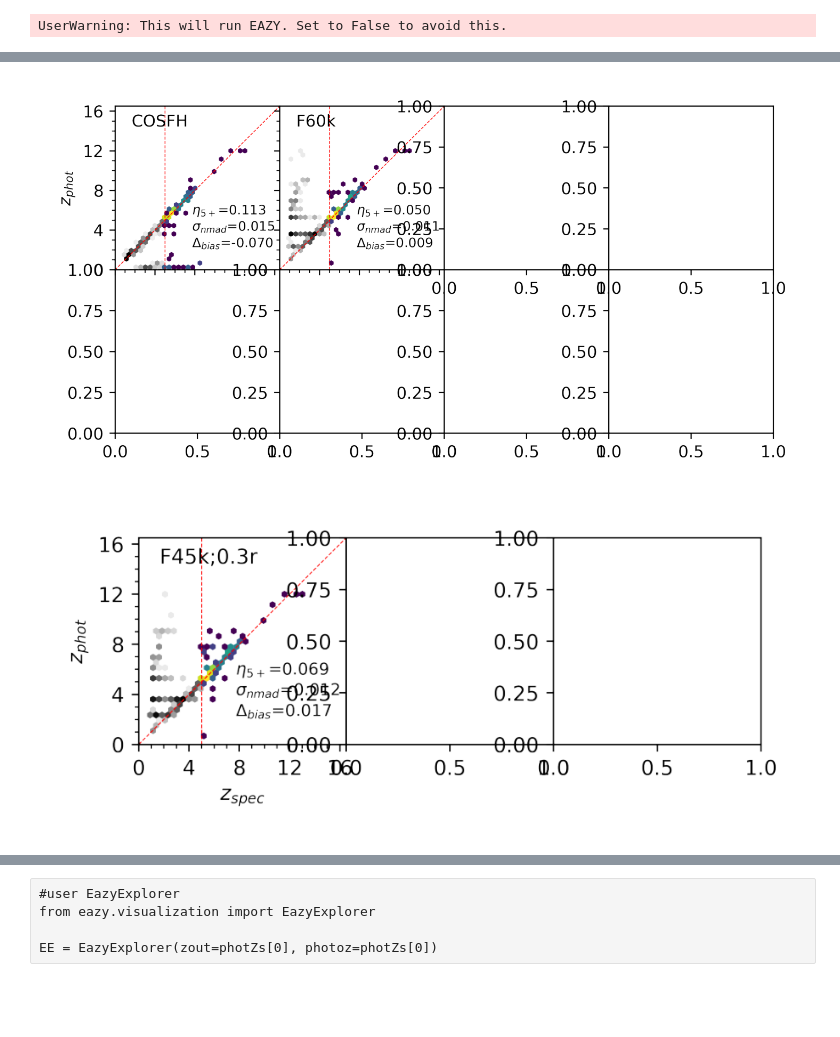
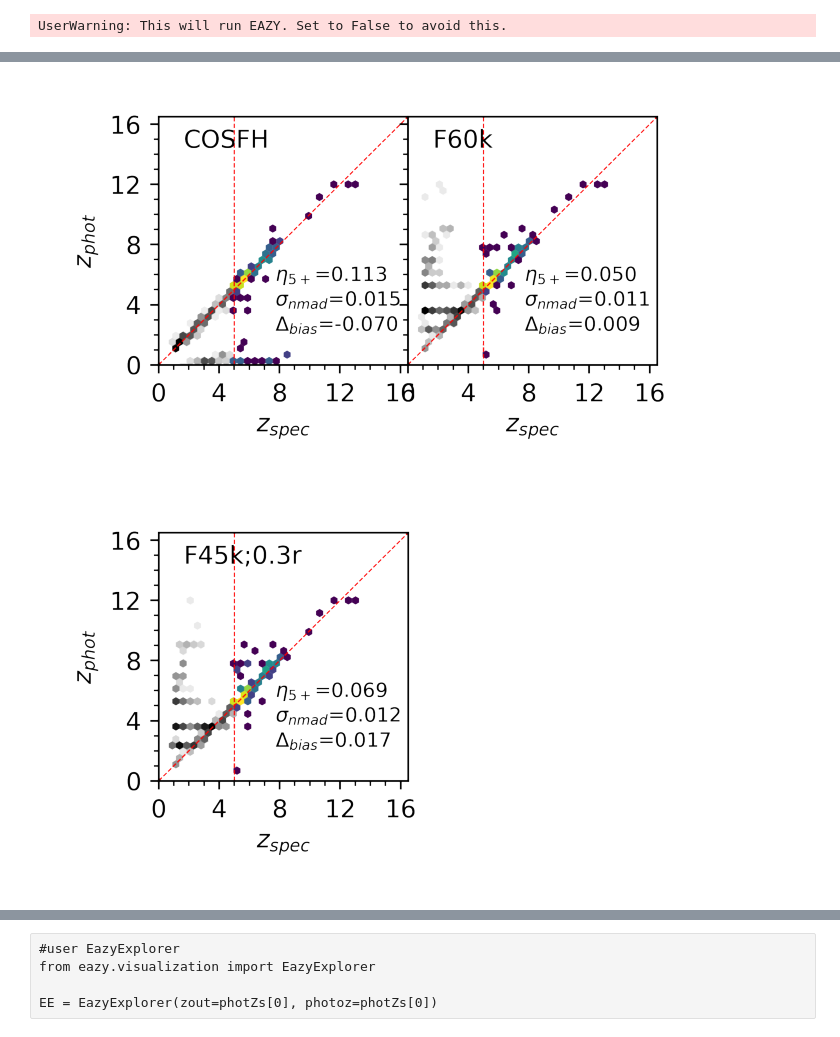
Before and after one commit to Tutbjun/EAZY_templates_comparrison_pipeline, a Jupyter notebook: src/main.ipynb, the cells around one changed output, grey strips where cells are left out. Saved outputs shown, nothing was run; the diff lists cells and outputs as text; code cells hidden in the pictures; blank space fills up the shorter version.

```diff
--- a/src/main.ipynb
+++ b/src/main.ipynb
@@ -321,14 +334,3 @@ ftempl_strs = ftempl_strs[:maxLen]
 out_names = out_names[:maxLen]
 templ_paths = templ_paths[:maxLen]
 ftempl_labels = ftempl_labels[:maxLen]
-# %%
-##################### READ EAZY OUTPUT #####################
-rawSets = {}
-for ftempl in ftempl_strs:
-    outpath = outpaths_f.format(ftempl=ftempl, runTime=runTime)
-    if f'{ftempl}_{runTime}' not in os.listdir('eazy-output'):
-        continue
-    if cat_out_name + '.zout.fits' not in os.listdir(outpath.rsplit('/', 1)[0]):
-        continue
-    rawSets[ftempl] = Table.read(outpath)
-del ftempl, outpath
@@ -351,30 +336,0 @@ del key, tbl, data
-# %%
-##################### PHOTOMETRY DATA #####################
-#copy photometry data to every template set (for convenience)
-photSets = {}
-for key in rawSets.keys():
-    tbl = rawSets[key]
-    data = {}
-    data['ID'] = tbl['id']
-    data['chi2'] = tbl['z_phot_chi2']
-    for tblkey in tbl.keys():
-        if tblkey.startswith('rest'):
-            data[tblkey] = tbl[tblkey]
-    #for each object, check if the photometry is valid
-    #if not, remove
-    for i in list(range(len(data['ID'])))[::-1]:
-        dataValid = True
-        restPhotVals = []
-        for p in data.keys():
-            if "rest" not in p: continue
-            if data[p][i] < 0: dataValid = False
-            if "err" not in p: restPhotVals.append(data[p][i])
-        if np.sum(restPhotVals) == 0: dataValid = False
-        if not dataValid:
-            for p in data.keys(): data[p] = np.delete(data[p], i)
-    #convert to table
-    photSets[key] = Table(
-        data = [d for d in data.values()],
-        names = [d for d in data.keys()]
-    )
-del key, tbl, data, tblkey
@@ -439,9 +478,9 @@ for mode in ['default', 'modified']:
         axsMos = [axsMos]
     plt.subplots_adjust(wspace=0, hspace=0)
     for i, ftempl in enumerate(mode_ftempl_strs):
-        if ftempl not in redshiftSets.keys():
+        if ftempl not in photZs['output'].keys():
             continue
-        redshiftTbl = redshiftSets[ftempl]
+        redshiftTbl = photZs['output'][ftempl]
         redChar = {
             'z_spec': np.array(redshiftTbl['z_spec']),
             'z_phot': np.array(redshiftTbl['z_phot']),
@@ -545,35 +584,35 @@ for mode in ['default', 'modified']:
         axsMos[i].yaxis.set_major_locator(MultipleLocator(4))
 
         if i % mosTiling != 0: axsMos[i].set_yticklabels([])
         else: axsMos[i].set_ylabel('$z_{phot}$', fontsize=10)
         if i < len(mode_ftempl_lbls)-mosTiling: axsMos[i].set_xticklabels([])
         else: axsMos[i].set_xlabel('$z_{spec}$', fontsize=10)
 
     for i in range(len(axsMos)):
         if i > len(mode_ftempl_lbls)-1:
             axsMos[i].axis('off')
 
     """if len(ftempl_strs) % 3 != 0:
         axsMos[-1].axis('off')
     if len(ftempl_strs) % 3 == 1:
         axsMos[-2].axis('off')"""
 
     #axis label
     #figMos.text(0.5, 0.05, '$z_{spec}$', ha='center', va='center')
     #figMos.text(0.05, 0.5, '$z_{phot}$', ha='center', va='center', rotation='vertical')
 
     figMos.savefig(f'./figures/zs_mosaic_{mode}.png', dpi=DPI, bbox_inches='tight', transparent=True)
     figMos.clf()
     plt.close(figMos)
     #show by loading image
     img = plt.imread(f'./figures/zs_mosaic_{mode}.png')
     fig = plt.figure(figsize=(1*figwidth,1*figwidth/mosTiling*mosaicLen), dpi=200, facecolor=(1,1,1,0))
     ax = fig.add_axes([0,0,1,1])
     ax.axis('off')
     ax.imshow(img)
 # %% [output]
-[figure, old version]
+[figure, new version]
-[figure, old version]
+[figure, new version]
 # %%
 ##################### REDSHIFT PERFORMANCE METRICS #####################
 #TODO: create a pandas dataframe over bias, scatter, so on
```
Also changed, not shown: parts of 10 cells of this notebook.
